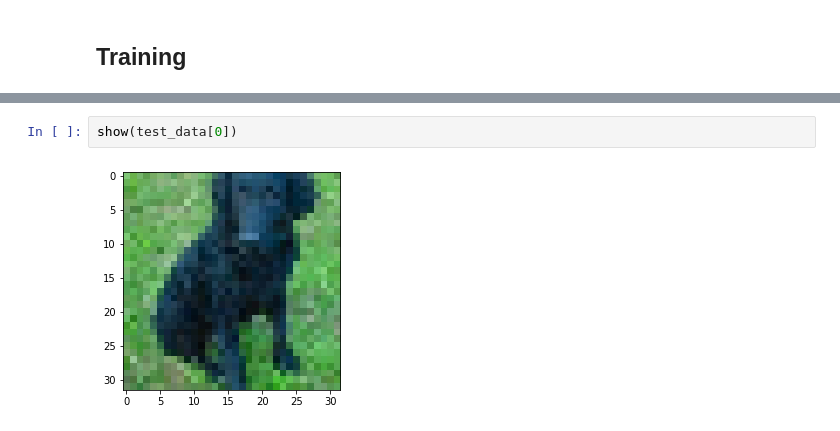
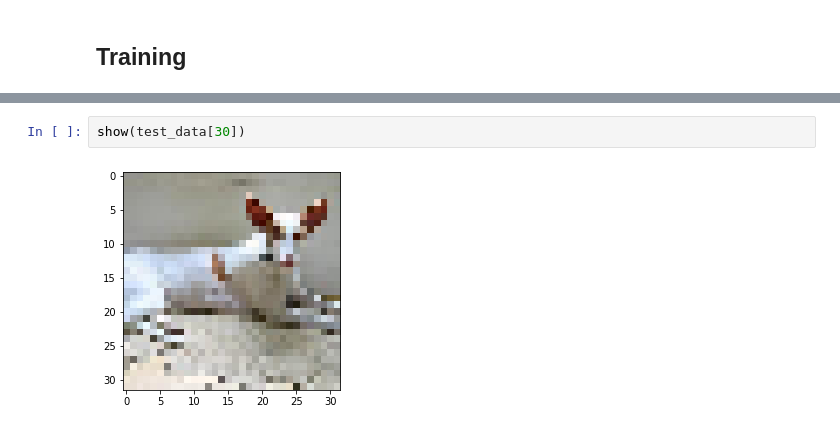
Before and after one commit to Chen-Yiyang/cs4243_project, a Jupyter notebook: baseline/Baseline_Vanilla_CNN.ipynb, the cells around one changed output, grey strips where cells are left out. Drawn from its saved outputs; the diff is of its cells as text.

```diff
--- a/baseline/Baseline_Vanilla_CNN.ipynb
+++ b/baseline/Baseline_Vanilla_CNN.ipynb
@@ -289,4 +322,4 @@ KeyboardInterrupt:
 # %%
-show(test_data[0])
+show(test_data[30])
 # %% [output]
-[figure, old version]
+[figure, new version]
```
Also changed, not shown: parts of 8 cells of this notebook.
